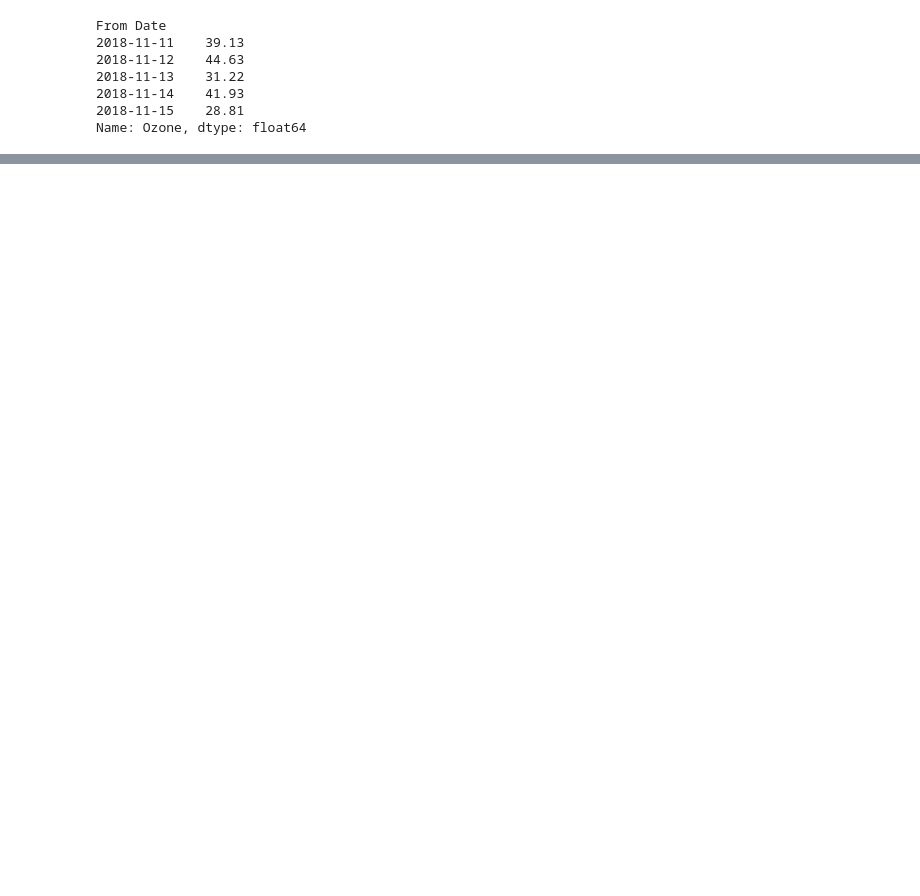
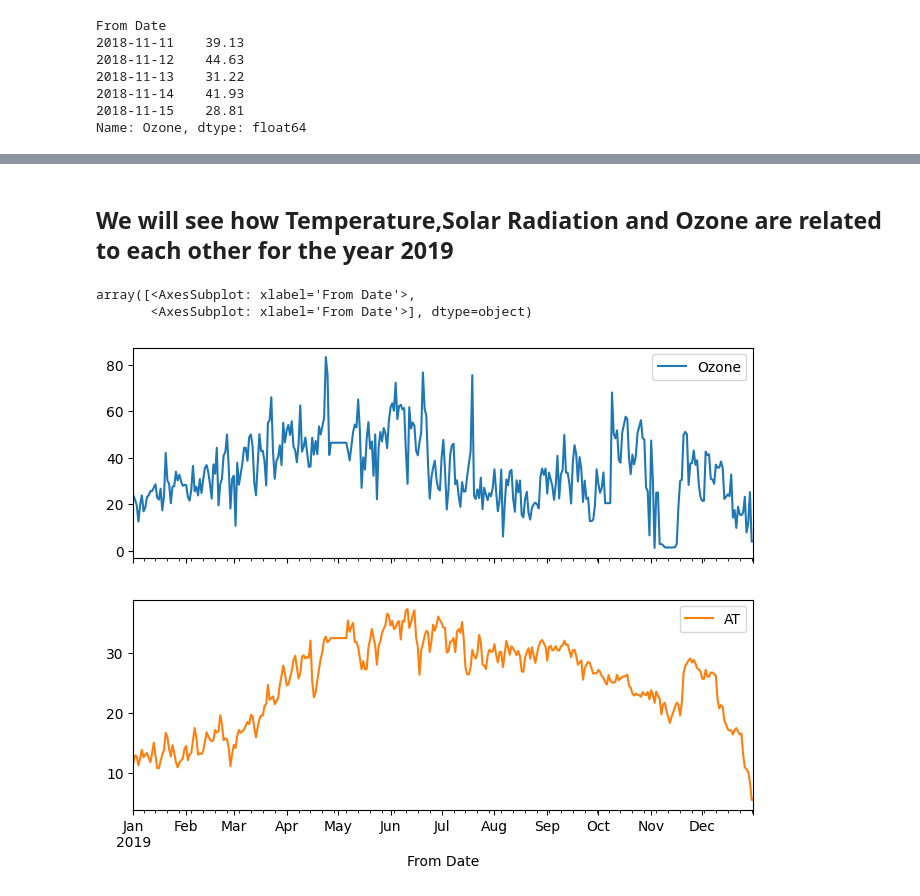
Before and after one commit to TheNobody-12/Ozone-Prediction-AIProject, a Jupyter notebook: TimeSeriesDataAnalysis.ipynb, the cells around one changed output, grey strips where cells are left out. Drawn from its saved outputs; the diff is of its cells as text; code cells hidden in the pictures; blank space fills up the shorter version.

```diff
--- a/TimeSeriesDataAnalysis.ipynb
+++ b/TimeSeriesDataAnalysis.ipynb
@@ -304,0 +340,6 @@ fig.show()
+# %%
+# i want to group by month
+aq_df['month'] = aq_df.index.month
+aq_df['year'] = aq_df.index.year
+aq_df['day'] = aq_df.index.day
+aq_df.head()
@@ -304,0 +395,10 @@ fig.show()
+# %% [markdown]
+## We will see how Temperature,Solar Radiation and Ozone are related to each other for the year 2019
+# %%
+aq_df_2019 = aq_df.loc['2019']
+oz_2019 = aq_df_2019[['Ozone','AT']]
+oz_2019.plot(subplots=True)
+# %% [output]
+array([<AxesSubplot: xlabel='From Date'>,
+       <AxesSubplot: xlabel='From Date'>], dtype=object)
+[figure, added]
```
Also changed, not shown: parts of 28 cells of this notebook.
